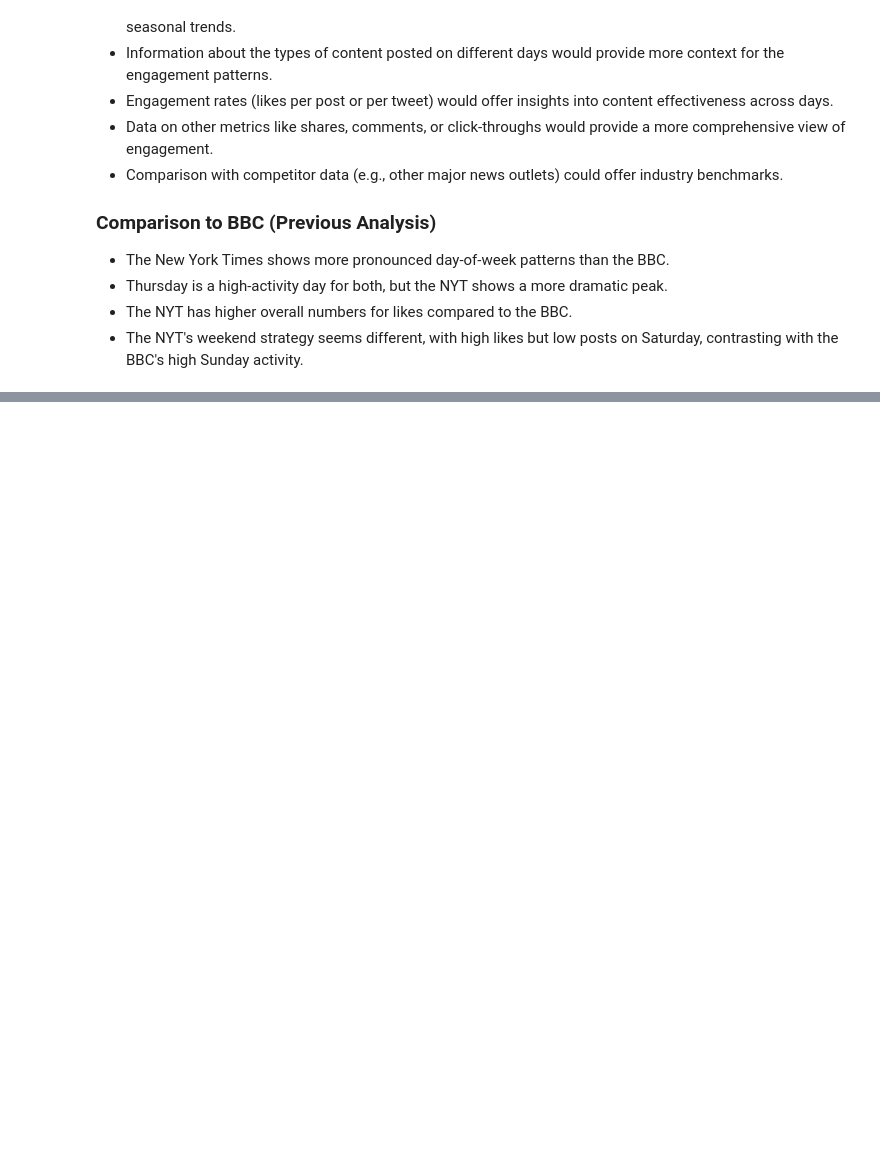
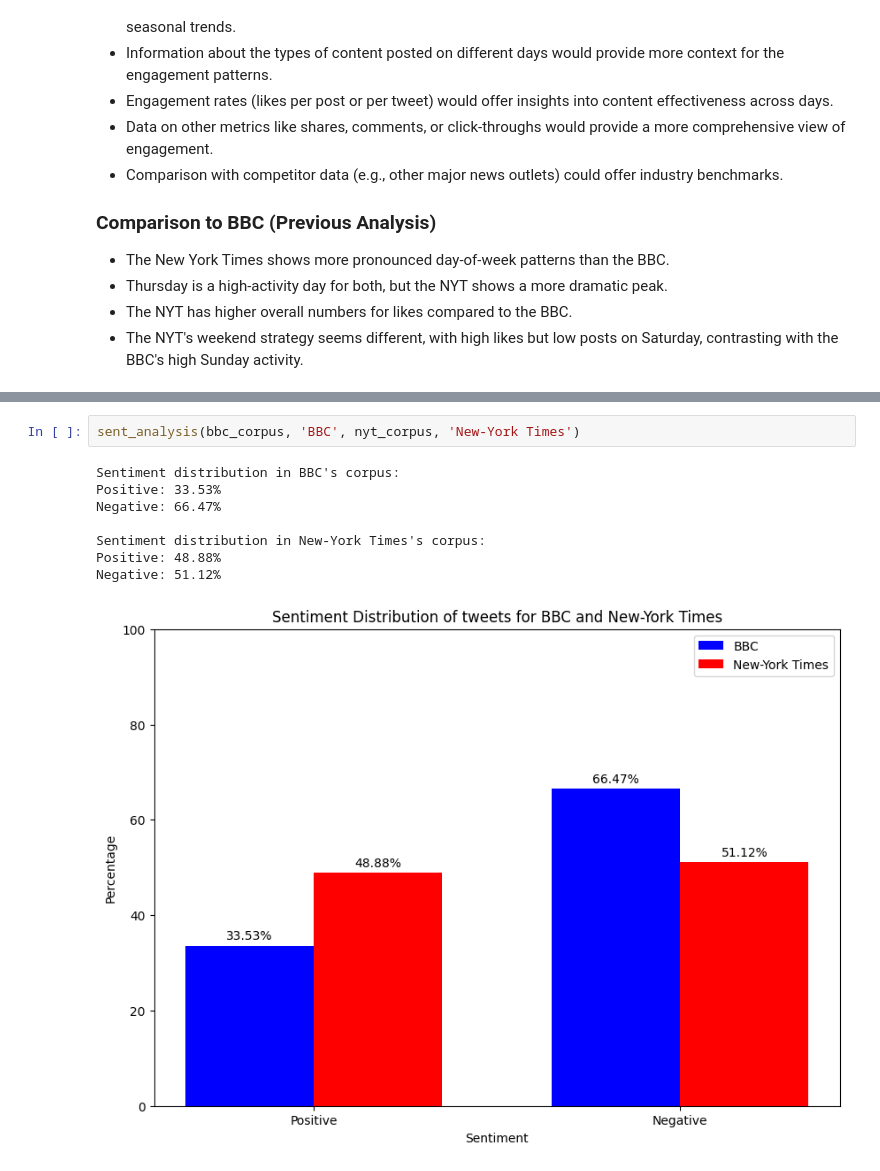
Before and after one commit to sprayr/NLP-Final, a Jupyter notebook: IdanDunsky_YanivKavehShtul_NLPFinal.ipynb, the cells around one changed output, grey strips where cells are left out. Saved outputs shown, nothing was run; the diff lists cells and outputs as text; blank space fills up the shorter version.

Commit message:
Sentiment analysis

```diff
--- a/IdanDunsky_YanivKavehShtul_NLPFinal.ipynb
+++ b/IdanDunsky_YanivKavehShtul_NLPFinal.ipynb
@@ -989,0 +1066,11 @@ plot_weekly_metrics(nyt_df, 'New-York Times')
+# %%
+sent_analysis(bbc_corpus, 'BBC', nyt_corpus, 'New-York Times')
+# %% [output]
+Sentiment distribution in BBC's corpus:
+Positive: 33.53%
+Negative: 66.47%
+
+Sentiment distribution in New-York Times's corpus:
+Positive: 48.88%
+Negative: 51.12%
+[figure, added]
```
Also changed, not shown: parts of 24 cells of this notebook.
